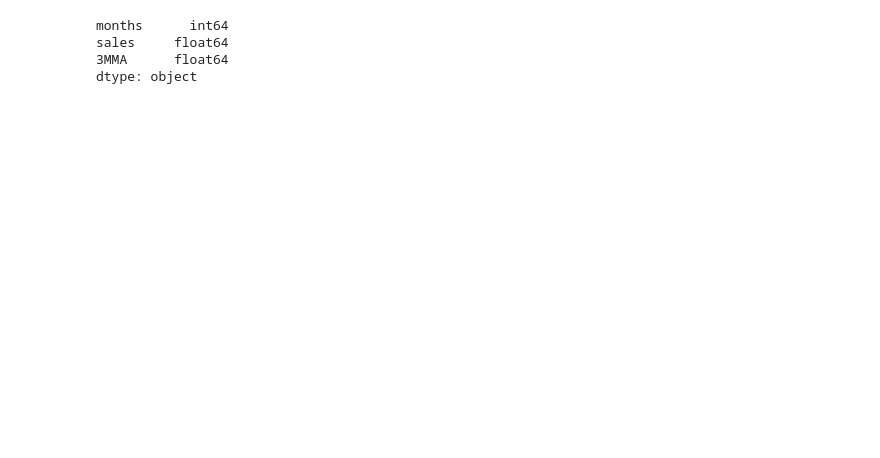
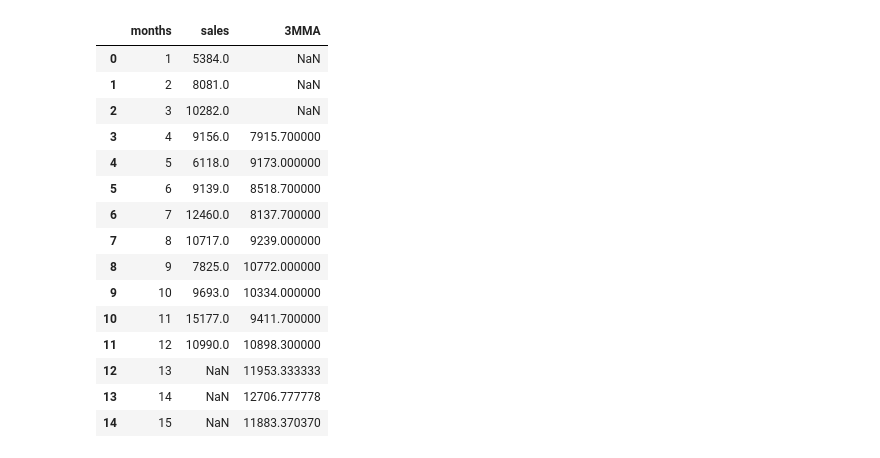
Before and after one commit to Eyefreeze/3803ICT-Lab-3, a Jupyter notebook: Lab 3.ipynb, the cells around one changed output. Drawn from its saved outputs; the diff is of its cells as text; code cells hidden in the pictures; blank space fills up the shorter version.

```diff
--- a/Lab 3.ipynb
+++ b/Lab 3.ipynb
@@ -25,22 +37,34 @@ dtype: object
 # %%
 for i in range(0,df.shape[0]-3):
     df.loc[df.index[i+3],'3MMA'] = np.round(((df.iloc[i,1]+ df.iloc[i+1,1] +df.iloc[i+2,1])/3),1)
 
 month13 = (9693+15177+10990)/3
 month14 = (15177+10990+month13)/3
 month15 = (10990+month13+month14)/3
 
 df2 = pd.DataFrame({"months":[13, 14, 15],
                     "sales":[np.nan, np.nan, np.nan],
                    "3MMA":[month13, month14, month15]})
 
 df = df.append(df2, ignore_index=True)
-df.dtypes
+df
 # %% [output]
-months      int64
-sales     float64
-3MMA      float64
-dtype: object
+|  | months | sales | 3MMA |
+| 0 | 1 | 5384.0 | NaN |
+| 1 | 2 | 8081.0 | NaN |
+| 2 | 3 | 10282.0 | NaN |
+| 3 | 4 | 9156.0 | 7915.700000 |
+| 4 | 5 | 6118.0 | 9173.000000 |
+| 5 | 6 | 9139.0 | 8518.700000 |
+| 6 | 7 | 12460.0 | 8137.700000 |
+| 7 | 8 | 10717.0 | 9239.000000 |
+| 8 | 9 | 7825.0 | 10772.000000 |
+| 9 | 10 | 9693.0 | 10334.000000 |
+| 10 | 11 | 15177.0 | 9411.700000 |
+| 11 | 12 | 10990.0 | 10898.300000 |
+| 12 | 13 | NaN | 11953.333333 |
+| 13 | 14 | NaN | 12706.777778 |
+| 14 | 15 | NaN | 11883.370370 |
 # %%
 plt.plot(df['months'],df['sales'],label="Actual", color="Blue", marker='o')
 plt.plot(df['months'],df['3MMA'],label='3 Month Moving Average', color="Green", marker='o')
```
Also changed, not shown: parts of 7 cells of this notebook.
